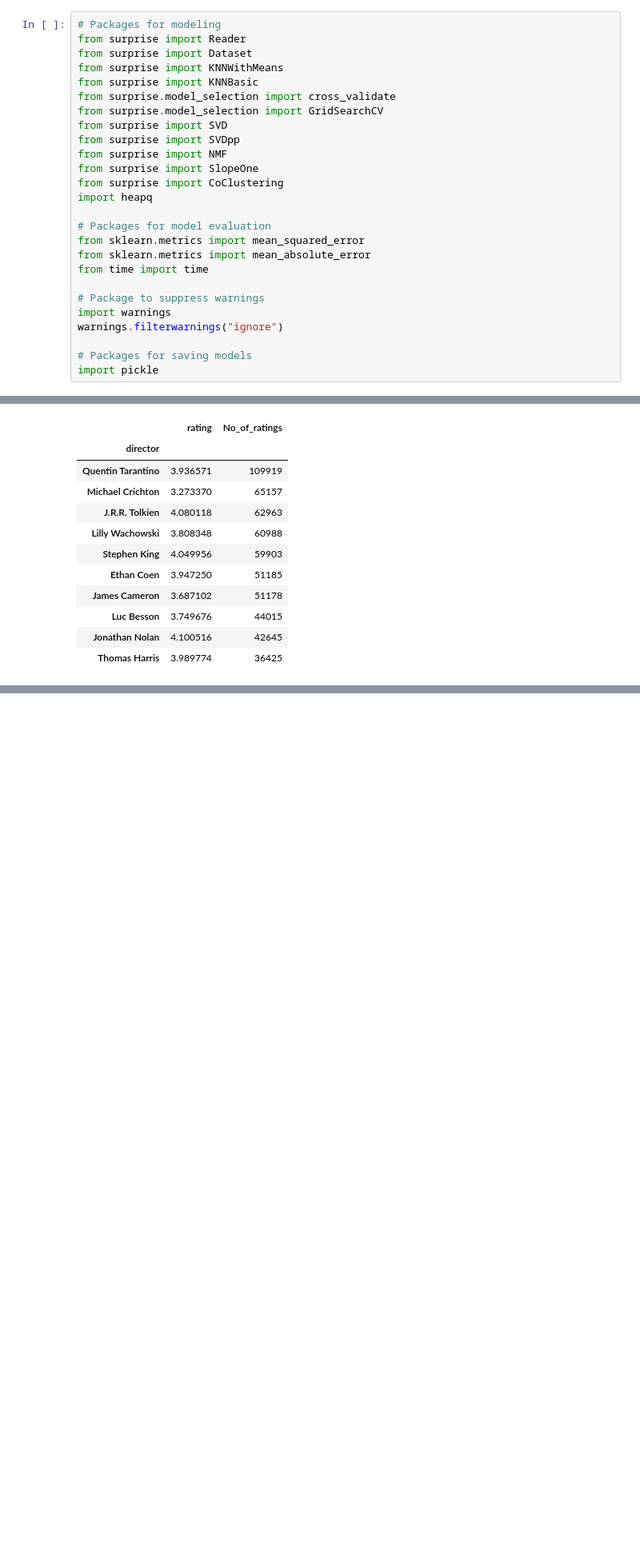
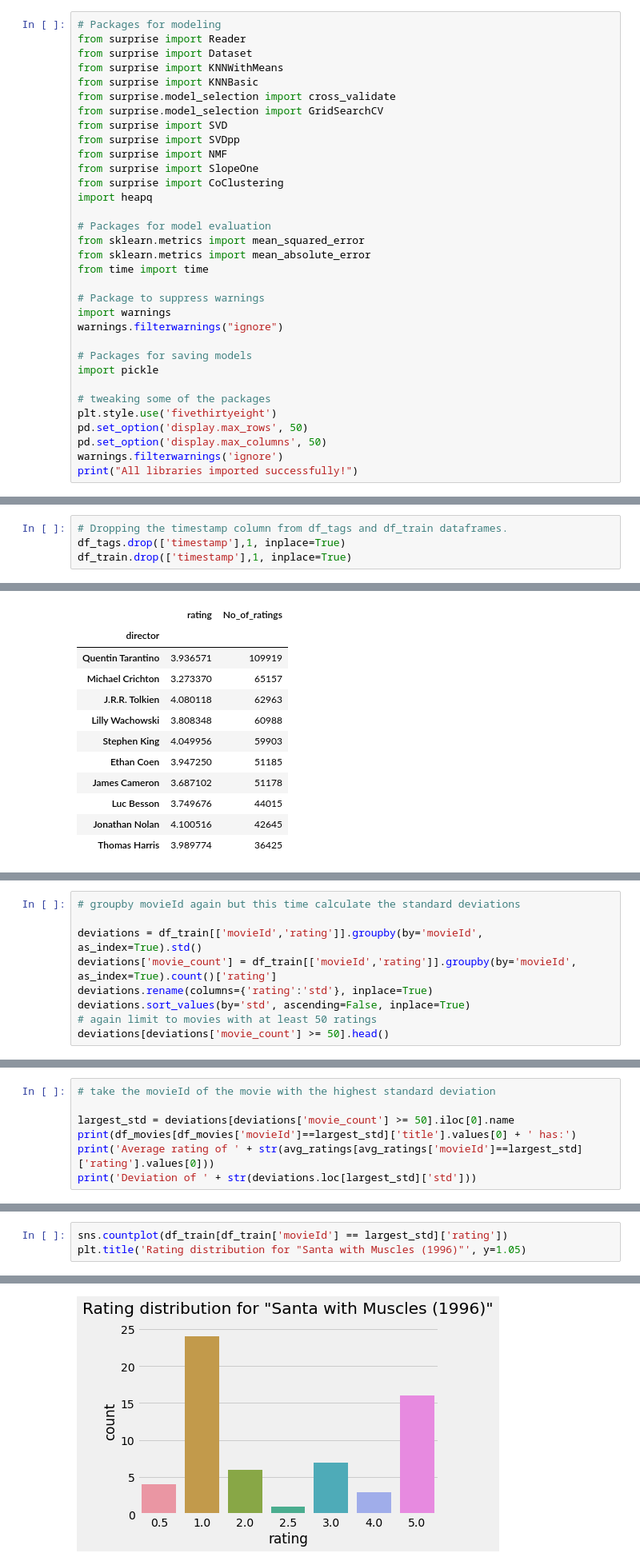
Before and after one commit to stanjaak123/Netflix-Recommender-using-Unsupervised-Machine-Learning-Clustering-, a Jupyter notebook: Netflix Recommender System.ipynb, the cells around one changed output, grey strips where cells are left out. Shown at 80% size. Cells and saved outputs as stored; diff of their text form; blank space fills up the shorter version.

```diff
--- a/Netflix Recommender System.ipynb
+++ b/Netflix Recommender System.ipynb
@@ -103,3 +102,10 @@ warnings.filterwarnings("ignore")
 
 # Packages for saving models
 import pickle
+
+# tweaking some of the packages
+plt.style.use('fivethirtyeight')
+pd.set_option('display.max_rows', 50)
+pd.set_option('display.max_columns', 50)
+warnings.filterwarnings('ignore')
+print("All libraries imported successfully!")
@@ -115,0 +159,4 @@ df_links = pd.read_csv('links.csv')
+# %%
+# Dropping the timestamp column from df_tags and df_train dataframes.
+df_tags.drop(['timestamp'],1, inplace=True)
+df_train.drop(['timestamp'],1, inplace=True)
@@ -385,0 +771,9 @@ Shawshank Redemption is the most rated movie of all time, one of the contributin
+# %%
+# groupby movieId again but this time calculate the standard deviations
+
+deviations = df_train[['movieId','rating']].groupby(by='movieId', as_index=True).std()
+deviations['movie_count'] = df_train[['movieId','rating']].groupby(by='movieId', as_index=True).count()['rating']
+deviations.rename(columns={'rating':'std'}, inplace=True)
+deviations.sort_values(by='std', ascending=False, inplace=True)
+# again limit to movies with at least 50 ratings
+deviations[deviations['movie_count'] >= 50].head()
@@ -385,0 +788,7 @@ Shawshank Redemption is the most rated movie of all time, one of the contributin
+# %%
+# take the movieId of the movie with the highest standard deviation
+
+largest_std = deviations[deviations['movie_count'] >= 50].iloc[0].name
+print(df_movies[df_movies['movieId']==largest_std]['title'].values[0] + ' has:')
+print('Average rating of ' + str(avg_ratings[avg_ratings['movieId']==largest_std]['rating'].values[0]))
+print('Deviation of ' + str(deviations.loc[largest_std]['std']))
@@ -385,0 +801,4 @@ Shawshank Redemption is the most rated movie of all time, one of the contributin
+# %%
+sns.countplot(df_train[df_train['movieId'] == largest_std]['rating'])
+plt.title('Rating distribution for "Santa with Muscles (1996)"', y=1.05)
+# %% [output]
@@ -385,0 +806 @@ Shawshank Redemption is the most rated movie of all time, one of the contributin
+[figure, added]
```
Also changed, not shown: parts of 114 cells of this notebook.
